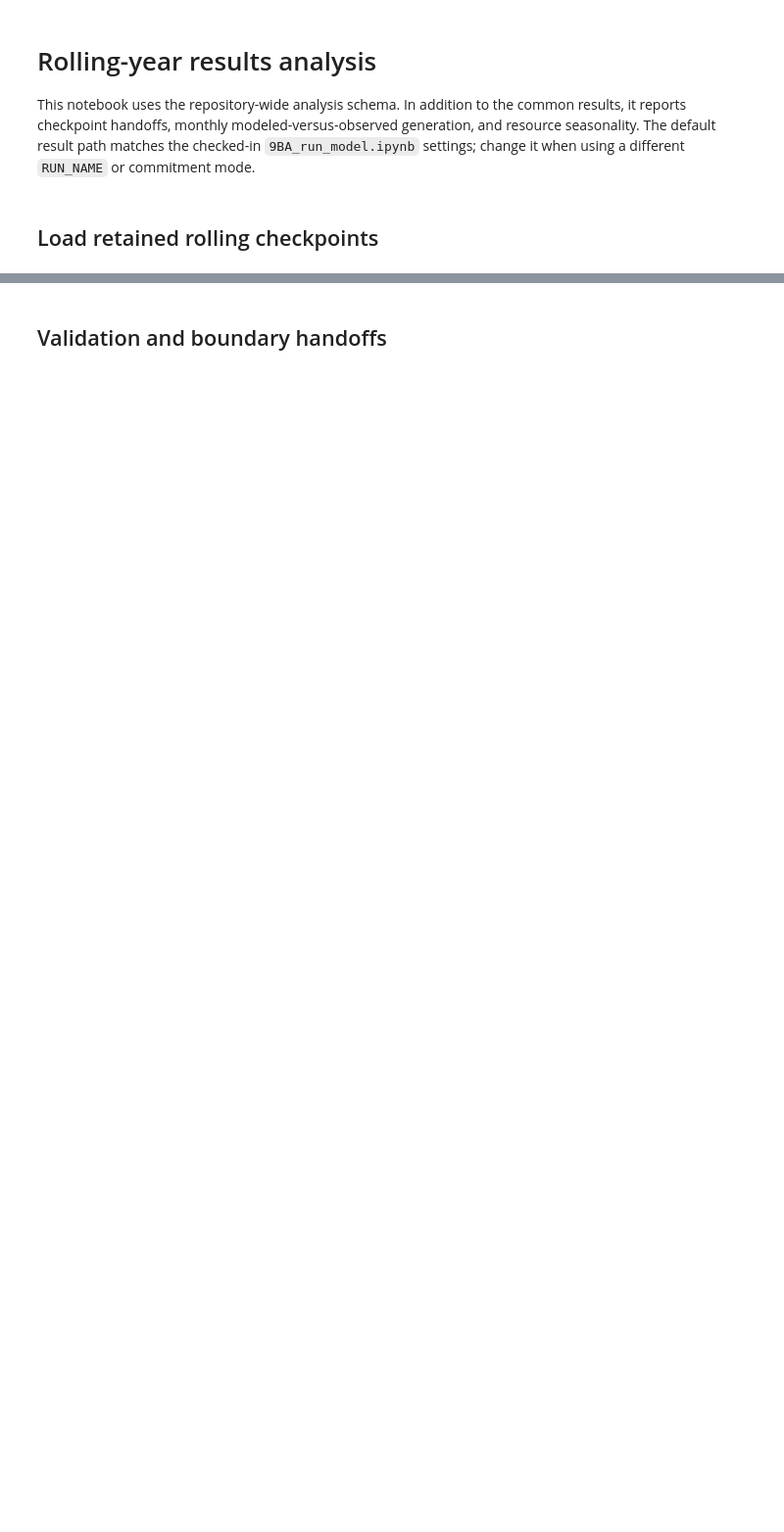
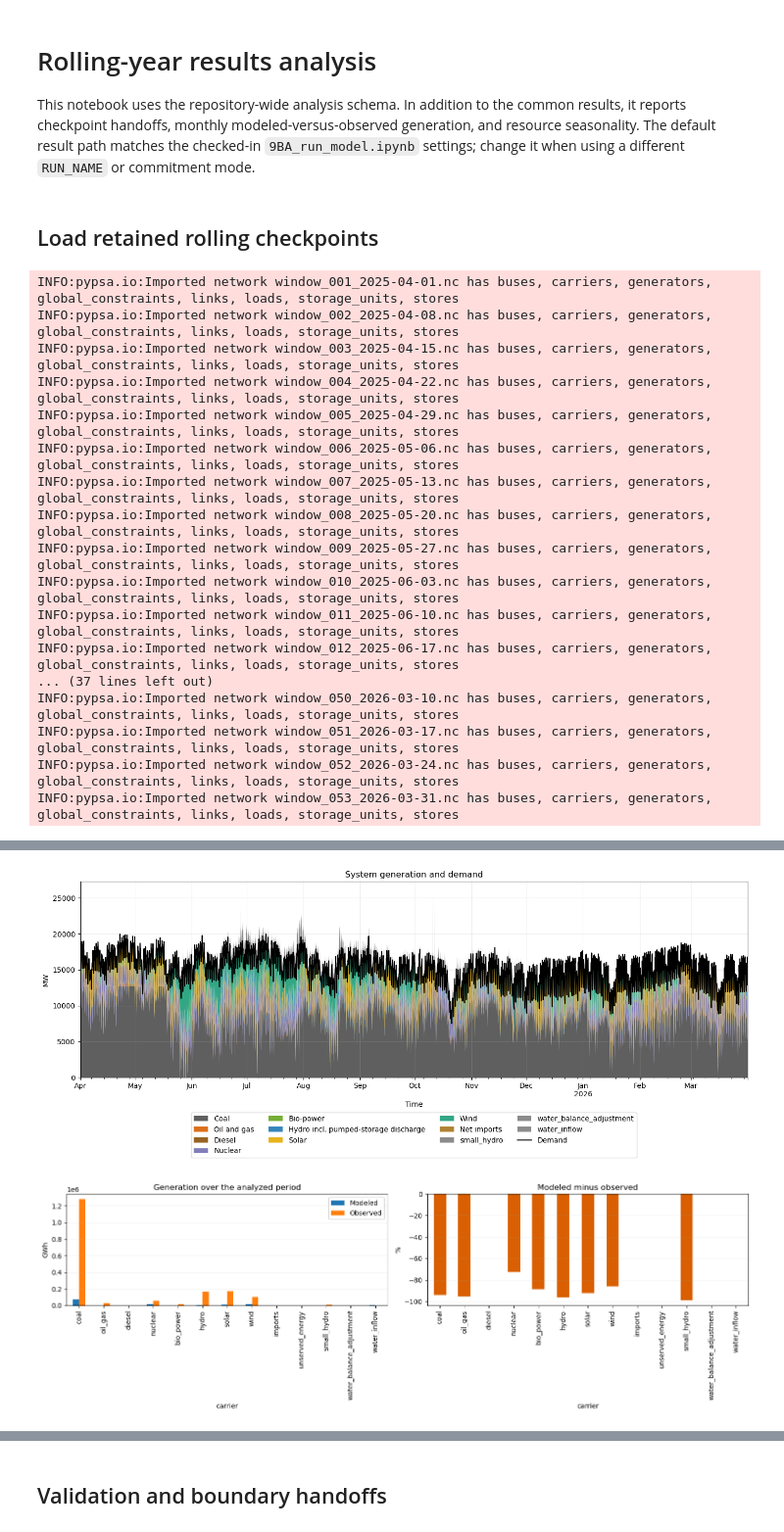
Before and after one commit to DEA-GE/PyPSA-TamilNadu, a Jupyter notebook: notebooks/analyze_rolling_year.ipynb, the cells around one changed output, grey strips where cells are left out. Shown at 98% size. Cells and saved outputs as stored; diff of their text form; code cells hidden in the pictures; blank space fills up the shorter version.

```diff
--- a/notebooks/analyze_rolling_year.ipynb
+++ b/notebooks/analyze_rolling_year.ipynb
@@ -4,7 +4,7 @@
 This notebook uses the repository-wide analysis schema. In addition to the common results, it reports checkpoint handoffs, monthly modeled-versus-observed generation, and resource seasonality. The default result path matches the checked-in `9BA_run_model.ipynb` settings; change it when using a different `RUN_NAME` or commitment mode.
 # %%
 # ===================== USER SETTINGS =====================
-RESULT_PATH = 'results/run_results/rolling_2025-04-01_2026-03-31_relaxed_uc/relaxed_lp'
+RESULT_PATH = 'results/run_results/rolling_2025-04-01_2026-03-31_none_uc/LP_solar_availability'
 OUTPUT_DIR = None  # None writes below RESULT_PATH/analysis
 SAVE_TABLES_AND_FIGURES = True
 # =========================================================
@@ -23,10 +23,33 @@ if not (ROOT / 'scripts').exists():
     raise FileNotFoundError('Run this notebook from the repository root or notebooks folder.')
 sys.path.insert(0, str(ROOT / 'scripts'))
 
-from results_analysis import analyze_run, export_analysis, load_analysis_run, load_observed_generation
+from results_analysis import analyze_run, export_analysis, load_analysis_run, load_observed_annual_generation, load_observed_capacity, load_observed_generation
 
 run = load_analysis_run(ROOT / RESULT_PATH)
 observed = load_observed_generation()
-analysis = analyze_run(run, observed)
+observed_annual = load_observed_annual_generation()
+observed_capacity = load_observed_capacity()
+analysis = analyze_run(run, observed, observed_annual, observed_capacity)
 print(f'Loaded {len(run.networks)} checkpoints: {run.snapshots[0]} to {run.snapshots[-1]} ({len(run.snapshots):,} hours)')
-print(f"Unit commitment: {run.metadata.get('unit_commitment', 'unknown')}")
+run_type = {'none': 'LP', 'relaxed': 'relaxed UC', 'full': 'UC'}.get(
+    run.metadata.get('unit_commitment'), 'unknown'
+)
+print(f"Run type: {run_type}")
+# %% [output]
+INFO:pypsa.io:Imported network window_001_2025-04-01.nc has buses, carriers, generators, global_constraints, links, loads, storage_units, stores
+INFO:pypsa.io:Imported network window_002_2025-04-08.nc has buses, carriers, generators, global_constraints, links, loads, storage_units, stores
+INFO:pypsa.io:Imported network window_003_2025-04-15.nc has buses, carriers, generators, global_constraints, links, loads, storage_units, stores
+INFO:pypsa.io:Imported network window_004_2025-04-22.nc has buses, carriers, generators, global_constraints, links, loads, storage_units, stores
+INFO:pypsa.io:Imported network window_005_2025-04-29.nc has buses, carriers, generators, global_constraints, links, loads, storage_units, stores
+INFO:pypsa.io:Imported network window_006_2025-05-06.nc has buses, carriers, generators, global_constraints, links, loads, storage_units, stores
+INFO:pypsa.io:Imported network window_007_2025-05-13.nc has buses, carriers, generators, global_constraints, links, loads, storage_units, stores
+INFO:pypsa.io:Imported network window_008_2025-05-20.nc has buses, carriers, generators, global_constraints, links, loads, storage_units, stores
+INFO:pypsa.io:Imported network window_009_2025-05-27.nc has buses, carriers, generators, global_constraints, links, loads, storage_units, stores
+INFO:pypsa.io:Imported network window_010_2025-06-03.nc has buses, carriers, generators, global_constraints, links, loads, storage_units, stores
+INFO:pypsa.io:Imported network window_011_2025-06-10.nc has buses, carriers, generators, global_constraints, links, loads, storage_units, stores
+INFO:pypsa.io:Imported network window_012_2025-06-17.nc has buses, carriers, generators, global_constraints, links, loads, storage_units, stores
+... (37 lines left out)
+INFO:pypsa.io:Imported network window_050_2026-03-10.nc has buses, carriers, generators, global_constraints, links, loads, storage_units, stores
+INFO:pypsa.io:Imported network window_051_2026-03-17.nc has buses, carriers, generators, global_constraints, links, loads, storage_units, stores
+INFO:pypsa.io:Imported network window_052_2026-03-24.nc has buses, carriers, generators, global_constraints, links, loads, storage_units, stores
+INFO:pypsa.io:Imported network window_053_2026-03-31.nc has buses, carriers, generators, global_constraints, links, loads, storage_units, stores
@@ -32,0 +58,2 @@ print(f"Unit commitment: {run.metadata.get('unit_commitment', 'unknown')}")
+[figure, added]
+[figure, added]
```
Also changed, not shown: parts of 7 cells of this notebook, 55 other files.
